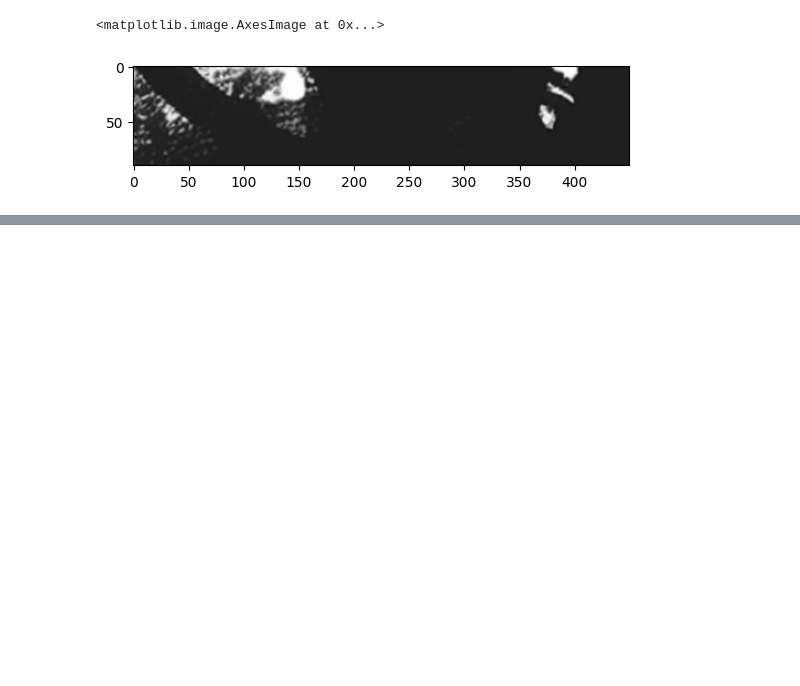
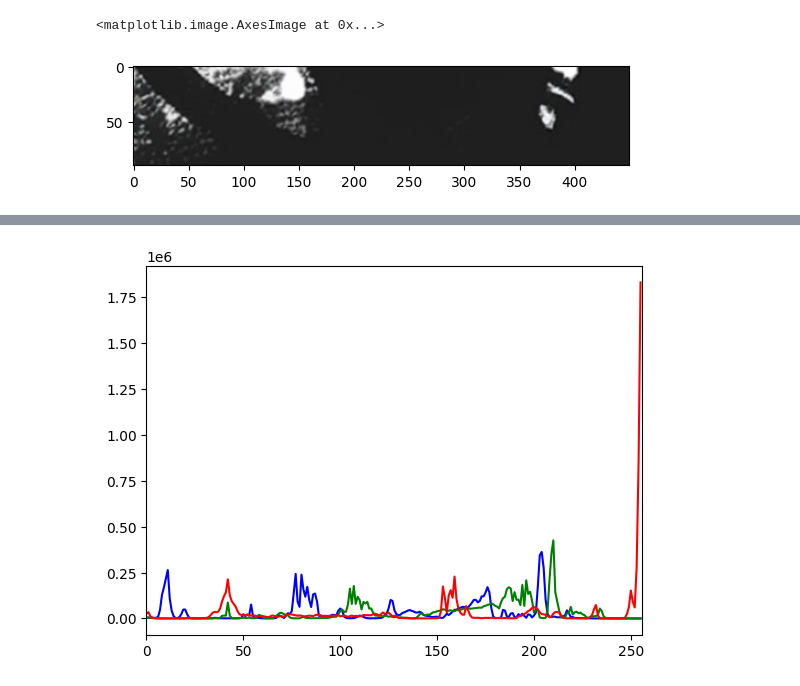
Before and after one commit to jaikrishann/SITP_16june_batch, a Jupyter notebook: DL/CNN/imageprocessing.ipynb, the cells around one changed output, grey strips where cells are left out. Saved outputs shown, nothing was run; the diff lists cells and outputs as text; code cells hidden in the pictures; blank space fills up the shorter version.

```diff
--- a/DL/CNN/imageprocessing.ipynb
+++ b/DL/CNN/imageprocessing.ipynb
@@ -125,0 +143,19 @@ plt.imshow(cropped)
+# %%
+##histogram -- a graph that represents the distribution
+# of pixel intensity values
+##in an image
+
+import matplotlib.pyplot as plt
+img3 = cv2.imread(r"D:\c data\06-05-25 download\pokemon-starters-trio-desktop-wallpaper.jpg")
+color = ("b","g","r")
+for i,col in enumerate(color):
+    # i -- channel index -- 0,1,2
+    #none --mask --compute the histogram for the entire image
+    #256 -- number of bins/interval
+    #0-255 -- range -- range of pixel values
+    hist = cv2.calcHist([img3],[i],None,[256],[0,256])
+    plt.plot(hist,color=col)
+    plt.xlim([0,256])
+plt.show()
+# %% [output]
+[figure, added]
```
Also changed, not shown: parts of 6 cells of this notebook, 1 other file.
